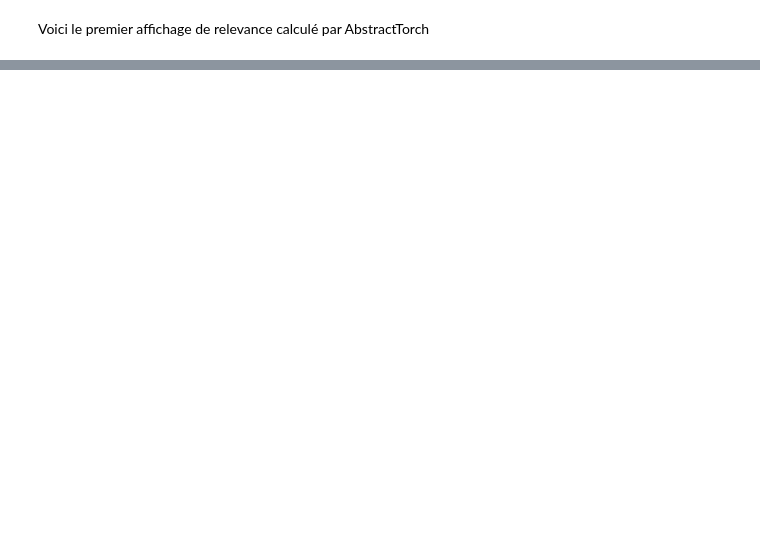
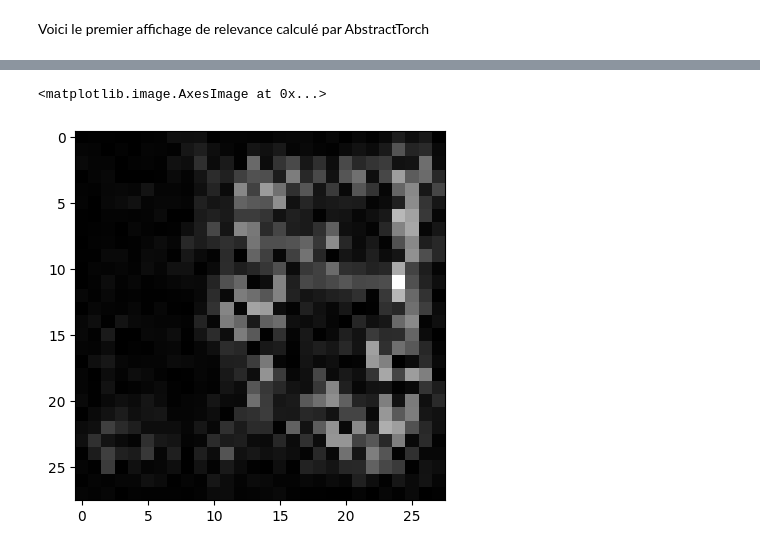
Before and after one commit to guillaume117/AbstractTorch, a Jupyter notebook: notebook/protoV1.ipynb, the cells around one changed output, grey strips where cells are left out. Drawn from its saved outputs; the diff is of its cells as text; code cells hidden in the pictures; blank space fills up the shorter version.

```diff
--- a/notebook/protoV1.ipynb
+++ b/notebook/protoV1.ipynb
@@ -295,0 +437,5 @@ plt.colorbar()
+# %%
+plt.imshow(torch.abs(img_1[0]),cmap = 'grey')
+# %% [output]
+<matplotlib.image.AxesImage at 0x...>
+[figure, added]
```
Also changed, not shown: parts of 16 cells of this notebook, 3 other files.
